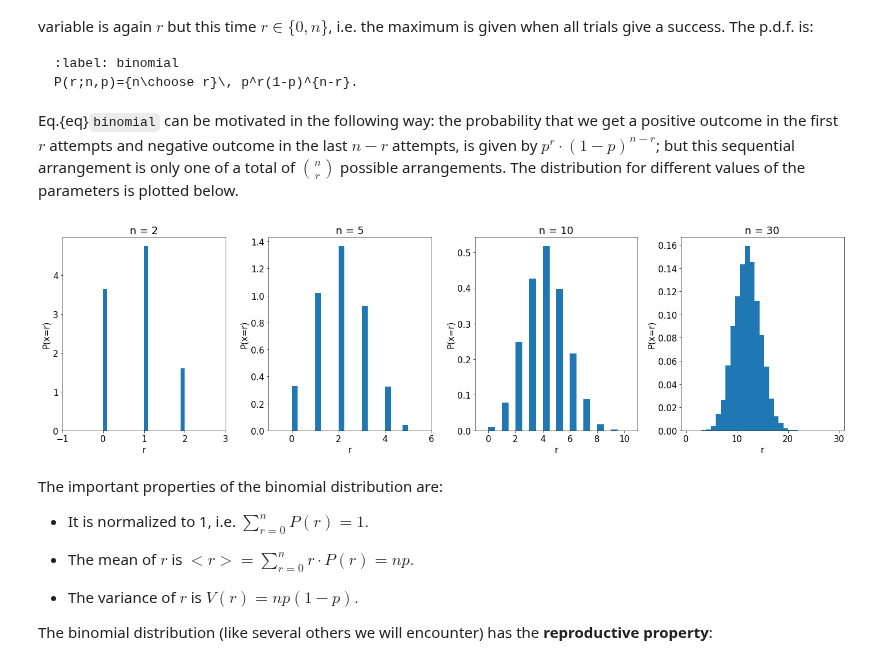
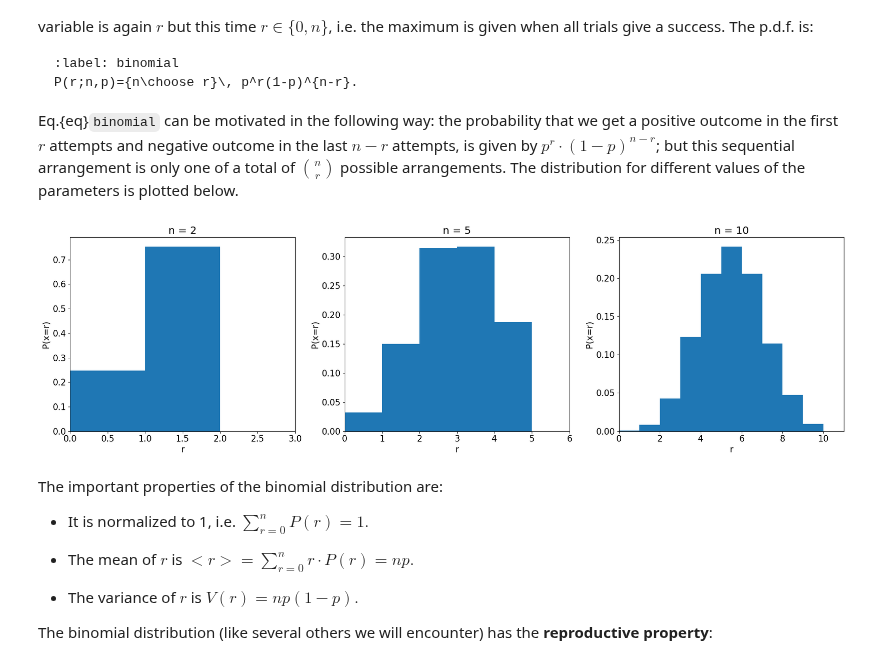
Before and after one commit to mdonega/hep-datanalysis-jb, a Jupyter notebook: book/probabilityDistributions.ipynb, the cells around one changed output. Saved outputs shown, nothing was run; the diff lists cells and outputs as text; code cells hidden in the pictures.

```diff
--- a/book/probabilityDistributions.ipynb
+++ b/book/probabilityDistributions.ipynb
@@ -178,15 +184,3 @@ matplotlib.rcParams.update(
         "lines.linewidth": 2,
     }
 )
-# %%
-# Bernoulli trials for a fixed p = 0.3 and 1000 trials
-
-r = 1000
-p = 0.3
-sample = np.random.binomial(1, p, r)
-
-fig, ax = plt.subplots(1, 1, figsize=[6,6])
-ax.hist(sample, bins=30, density=False)
-ax.set_ylabel("Events")
-ax.set_xlabel("r")
-ax.set_xlim(-1, 2);
@@ -216,21 +228,21 @@ parameters is plotted below.
 # %%
 # The binomial distribution for a fixed p=0.4 and different values of n
 
-p = 0.4
-n = [2, 5, 10, 30]
+p = 0.5
+n = [2, 5, 10]
 repetitions = 10000
 
 fig, ax = plt.subplots(1, len(n), figsize=(20, 6))
 for i, N in enumerate(n):
     samples = np.random.binomial(N, p, repetitions)
-    ax[i].hist(samples, bins=20, density=True)
-    ax[i].set_xlim(-1, N + 1)
+    ax[i].hist(samples, bins=N, density=True)
+    ax[i].set_xlim(0,N+1)# -1, N + 1)
     ax[i].set_title("n = {}".format(N))
     ax[i].set_xlabel("r")
     ax[i].set_ylabel(r"P(x=r)")
 plt.tight_layout()
 # %% [output]
-[figure, old version]
+[figure, new version]
 # %% [markdown]
 The important properties of the binomial distribution are:
 
```
Also changed, not shown: parts of 6 cells of this notebook, 2 other files.
